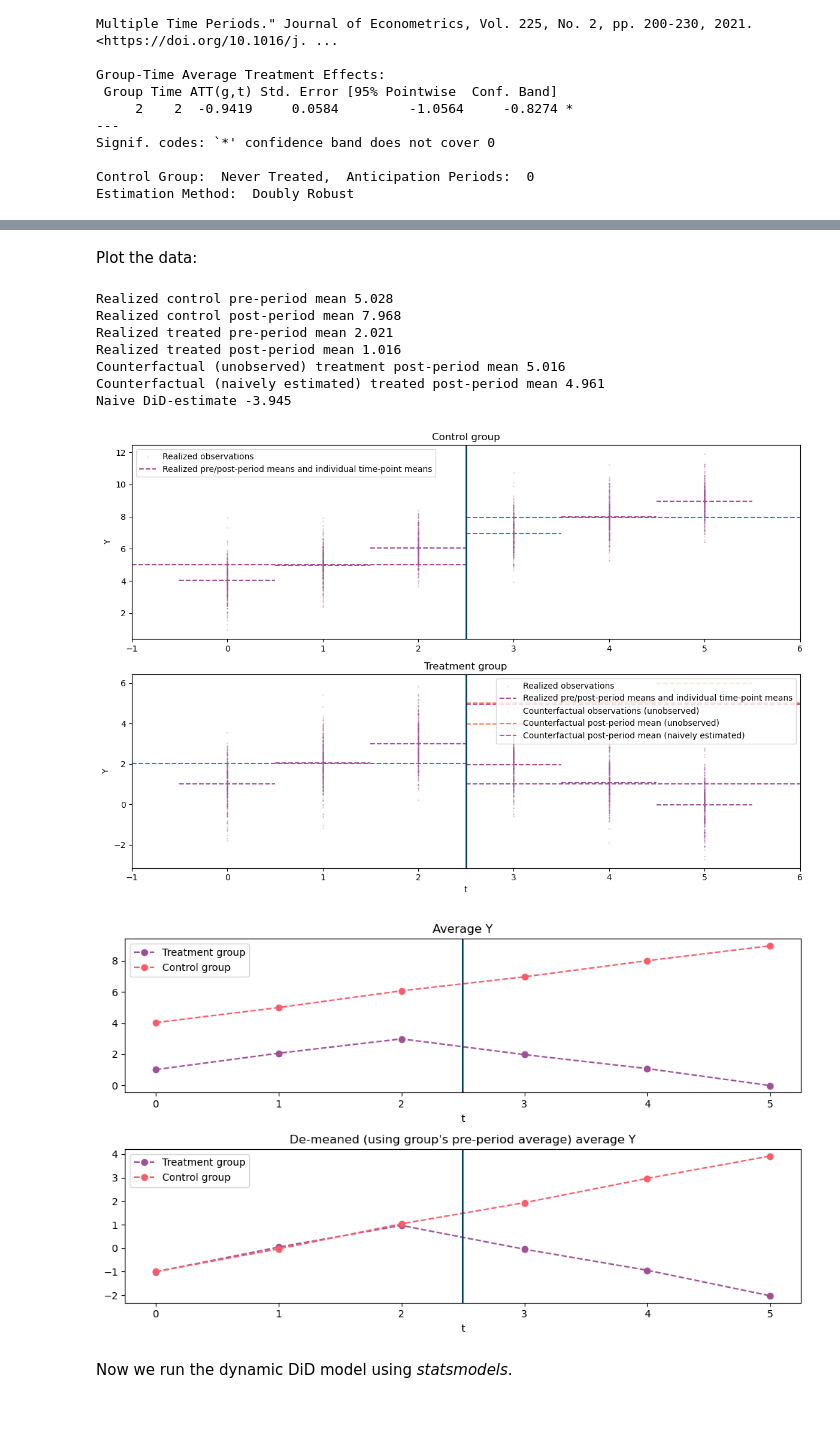
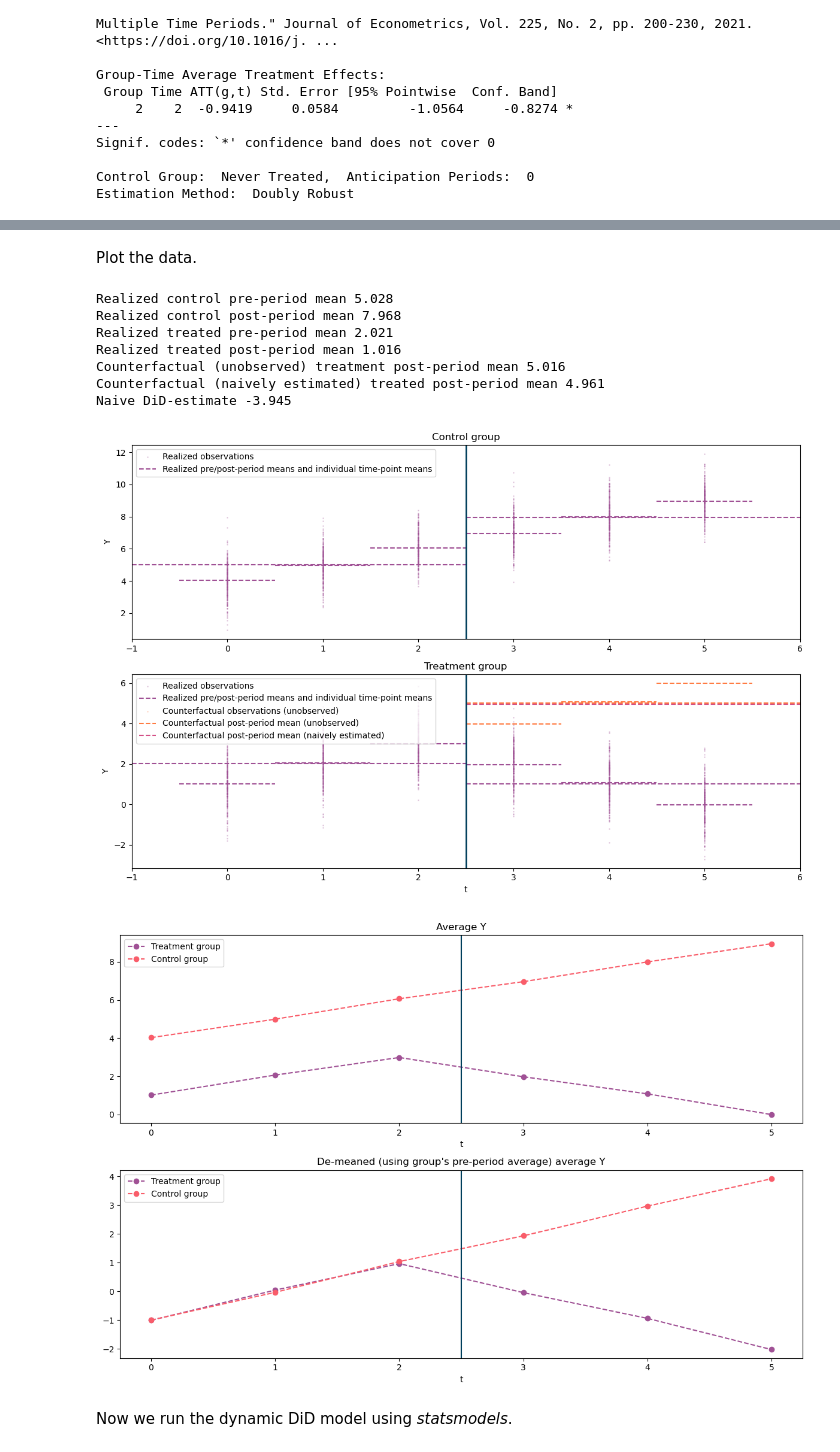
Before and after one commit to NoobQuant/Data_Science_Projects, a Jupyter notebook: stats/did/callaway_santanna_did_intro.ipynb, the cells around one changed output, grey strips where cells are left out. Cells and saved outputs as stored; diff of their text form; code cells hidden in the pictures; blank space fills up the shorter version.

```diff
--- a/stats/did/callaway_santanna_did_intro.ipynb
+++ b/stats/did/callaway_santanna_did_intro.ipynb
@@ -461,20 +456,20 @@ data_1 = simulate_did_data(
     param_treat_eff_trend=True,
 )
 # %% [markdown]
-Plot the data:
+Plot the data.
 # %%
-plot_repcrossec_data(data_1, figsize=(12, 8))
-parallel_trends_plot(data_1, figsize=(10, 6))
+plot_repcrossec_data(data_1, figsize=(12, 8), legendloc="upper left")
+parallel_trends_plot(data_1, figsize=(12, 8))
 # %% [output]
 Realized control pre-period mean 5.028
 Realized control post-period mean 7.968
 Realized treated pre-period mean 2.021
 Realized treated post-period mean 1.016
 Counterfactual (unobserved) treatment post-period mean 5.016
 Counterfactual (naively estimated) treated post-period mean 4.961
 Naive DiD-estimate -3.945
-[figure, old version]
+[figure, new version]
-[figure, old version]
+[figure, new version]
 # %% [markdown]
 Now we run the dynamic DiD model using *statsmodels*.
 # %%
```
Also changed, not shown: parts of 14 cells of this notebook, 1 other file.
